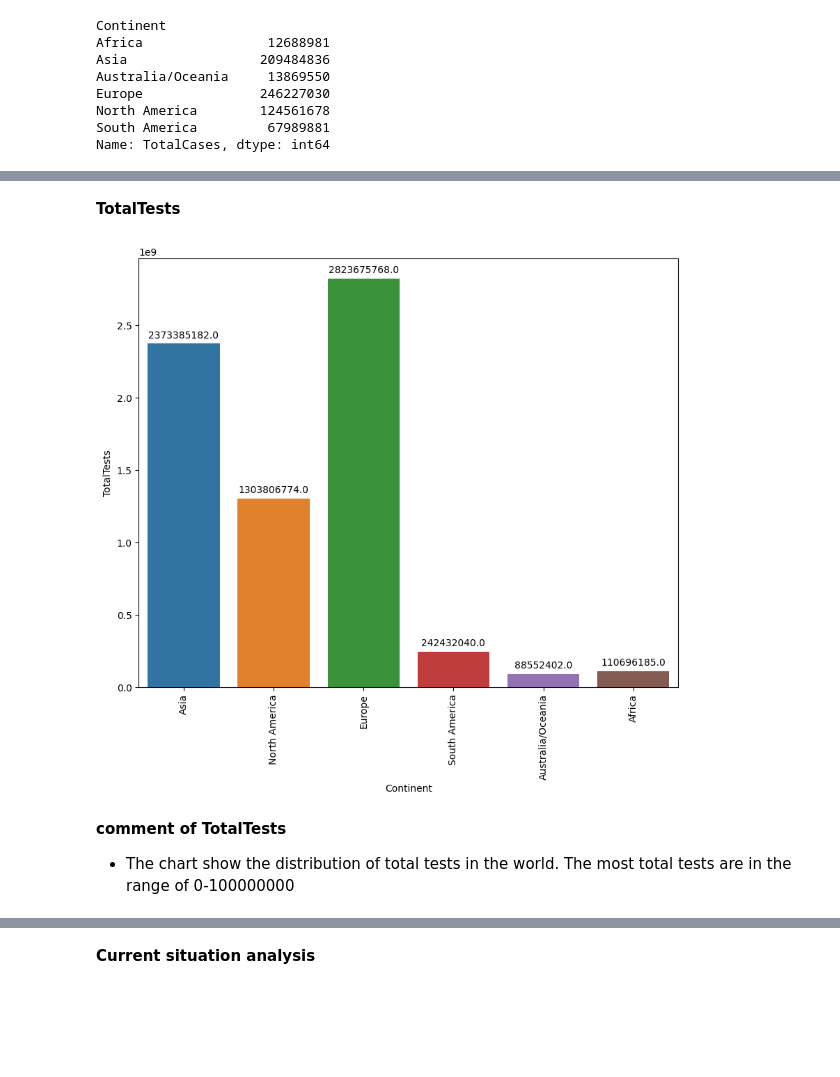
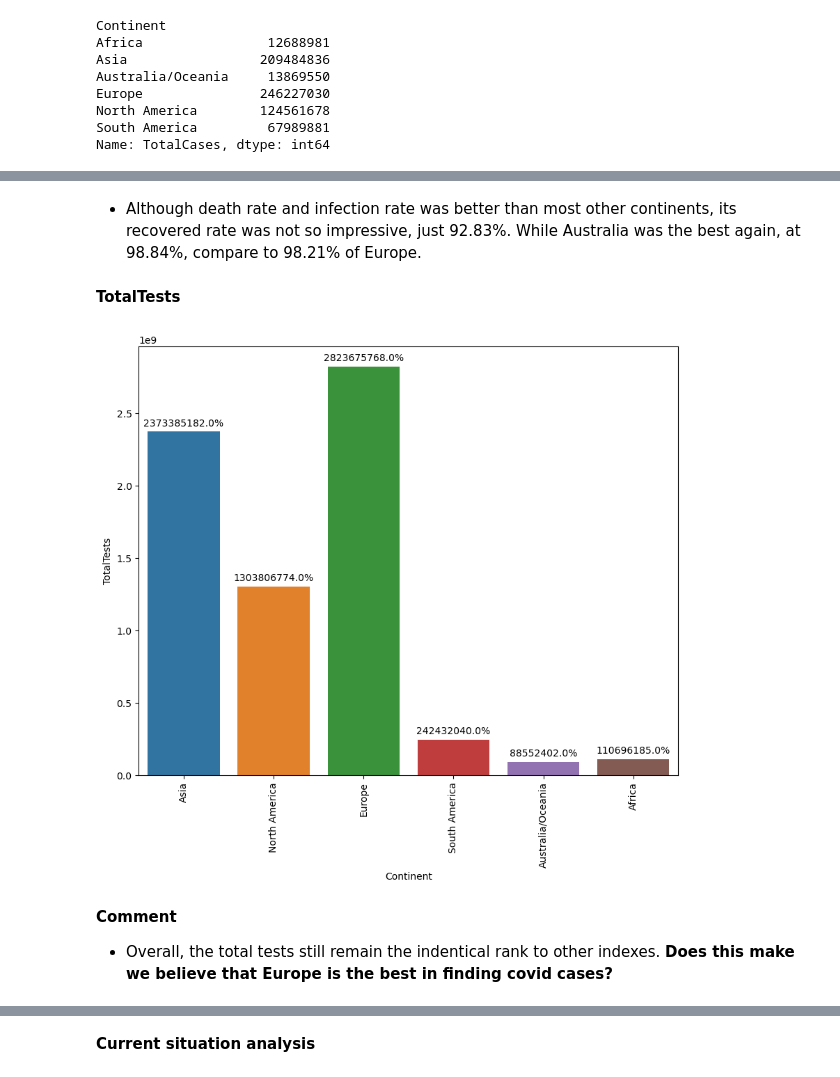
Before and after one commit to daongochoa2002/Lab1-Data-Visualization, a Jupyter notebook: Coronavirus Analysis.ipynb, the cells around one changed output, grey strips where cells are left out. Drawn from its saved outputs; the diff is of its cells as text; code cells hidden in the pictures; blank space fills up the shorter version.

```diff
--- a/Coronavirus Analysis.ipynb
+++ b/Coronavirus Analysis.ipynb
@@ -647,0 +668,3 @@ Name: Population, dtype: float64
+# %%
+continents_df['TotalCases/Population']=continents_df['TotalCases']/continents_df['Population']*100
+continents_df['TotalCases/Population']
@@ -716,0 +730,15 @@ plt.show()
+# %%
+# bar chart
+plt.figure(figsize=(10, 8))
+plt.grid()
+cols = ['grey' if (x != max(continents_df['TotalDeaths/TotalCases'])) else 'orange' \
+        for x in continents_df['TotalDeaths/TotalCases']]
+splot=sns.barplot(x="Continent", y='TotalDeaths/TotalCases', data=continents_df,
+                 palette=cols)
+for p in splot.patches:
+    splot.annotate(format(p.get_height(), '.2f')+'%',
+                   (p.get_x() + p.get_width() / 2., p.get_height()),
+                   ha = 'center', va = 'center',
+                   xytext = (0, 9),
+                   textcoords = 'offset points')
+plt.show()
@@ -868,0 +773,3 @@ plt.show()
+# %%
+continents_df['TotalRecovered/TotalCases']=continents_df['TotalRecovered']/continents_df['TotalCases']*100
+continents_df['TotalRecovered/TotalCases']
@@ -868,0 +784,15 @@ plt.show()
+# %%
+# bar chart
+plt.figure(figsize=(10, 8))
+plt.grid()
+cols = ['grey' if (x != max(continents_df['TotalRecovered/TotalCases'])) else 'orange' \
+        for x in continents_df['TotalRecovered/TotalCases']]
+splot=sns.barplot(x="Continent", y='TotalRecovered/TotalCases', data=continents_df,
+                 palette=cols)
+for p in splot.patches:
+    splot.annotate(format(p.get_height(), '.2f')+'%',
+                   (p.get_x() + p.get_width() / 2., p.get_height()),
+                   ha = 'center', va = 'center',
+                   xytext = (0, 9),
+                   textcoords = 'offset points')
+plt.show()
@@ -869,19 +801,21 @@ plt.show()
+# %% [markdown]
+- Although death rate and infection rate was better than most other continents, its recovered rate was not so impressive, just 92.83%. While Australia was the best again, at 98.84%, compare to 98.21% of Europe.
 # %% [markdown]
 **TotalTests**
 # %%
 # bar plot
 plt.figure(figsize=(10, 8))
 splot = sns.barplot(x='Continent', y='TotalTests', data=continents_df)
 for p in splot.patches:
-    splot.annotate(format(p.get_height(), '.1f'),
+    splot.annotate(format(p.get_height(), '.1f')+'%',
                    (p.get_x() + p.get_width() / 2., p.get_height()),
                    ha = 'center', va = 'center',
                    xytext = (0, 9),
                    textcoords = 'offset points')
 plt.xticks(rotation=90)
 plt.show()
 # %% [output]
-[figure, old version]
+[figure, new version]
 # %% [markdown]
-**comment of TotalTests**
-- The chart show the distribution of total tests in the world. The most total tests are in the range of 0-100000000
+**Comment**
+- Overall, the total tests still remain the indentical rank to other indexes. **Does this make we believe that Europe is the best in finding covid cases?**
```
Also changed, not shown: parts of 82 cells of this notebook.
